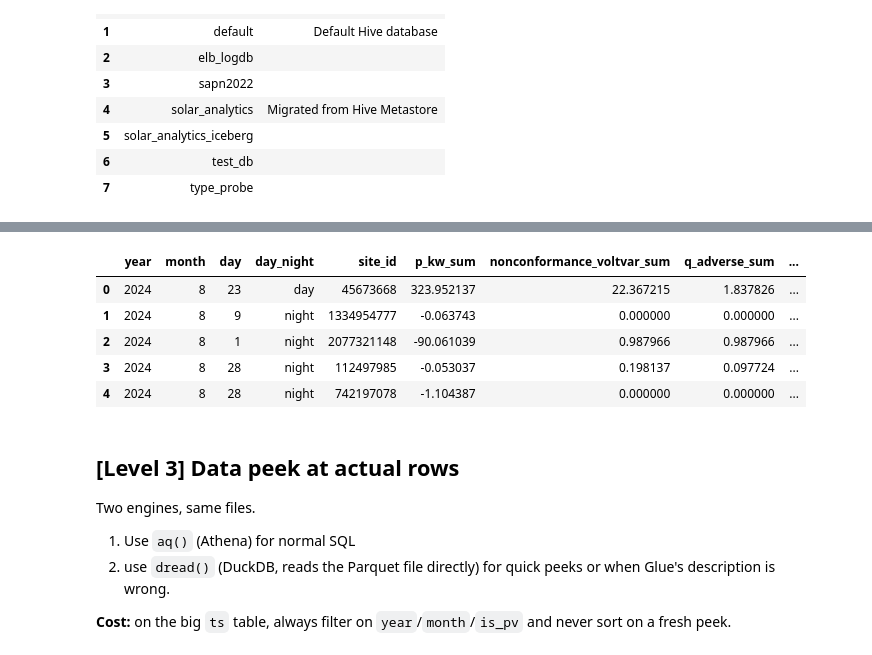
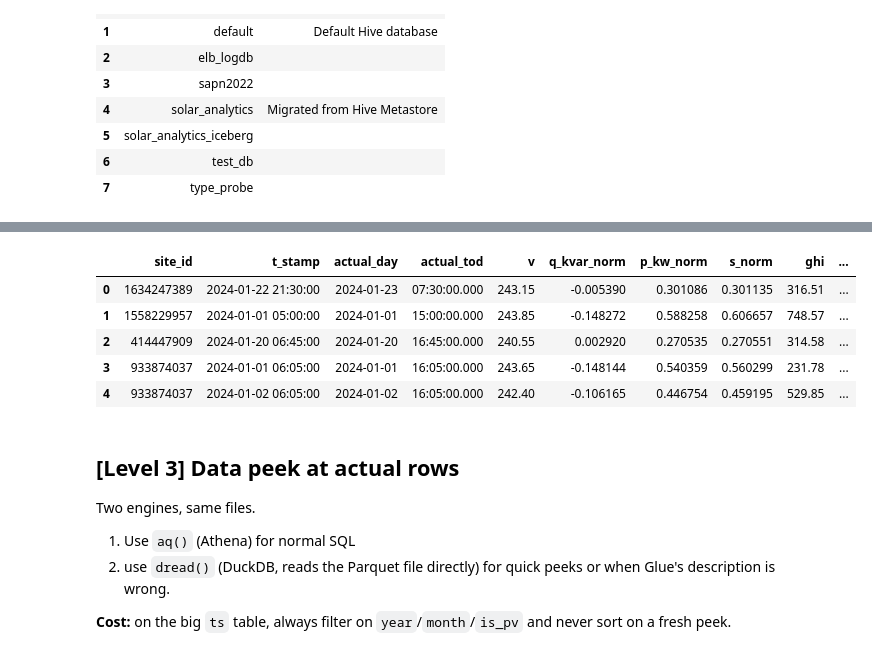
Before and after one commit to UNSW-CEEM/CICCADA, a Jupyter notebook: bms_sa_review/data_query/01_data_exploration.ipynb, the cells around one changed output, grey strips where cells are left out. Saved outputs shown, nothing was run; the diff lists cells and outputs as text; code cells hidden in the pictures.

```diff
--- a/bms_sa_review/data_query/01_data_exploration.ipynb
+++ b/bms_sa_review/data_query/01_data_exploration.ipynb
@@ -146,17 +145,17 @@ all_tabs[['Database', 'Table']]
 # %%
 # The columns + types of any table.
 # Works for Iceberg tables too (where the # Glue column list is often blank).
 # Kind of 'data dictionary' lookup.
-table = "conformance_voltvar"
+table = "structured_data_v2"
 database = "solar_analytics_iceberg"
 aq(f"SELECT * FROM {table} LIMIT 5", database=database)
 # %% [output]
-|  | year | month | day | day_night | site_id | p_kw_sum | nonconformance_voltvar_sum | q_adverse_sum | ... |
-| 0 | 2024 | 8 | 23 | day | 45673668 | 323.952137 | 22.367215 | 1.837826 | ... |
-| 1 | 2024 | 8 | 9 | night | 1334954777 | -0.063743 | 0.000000 | 0.000000 | ... |
-| 2 | 2024 | 8 | 1 | night | 2077321148 | -90.061039 | 0.987966 | 0.987966 | ... |
-| 3 | 2024 | 8 | 28 | night | 112497985 | -0.053037 | 0.198137 | 0.097724 | ... |
-| 4 | 2024 | 8 | 28 | night | 742197078 | -1.104387 | 0.000000 | 0.000000 | ... |
+|  | site_id | t_stamp | actual_day | actual_tod | v | q_kvar_norm | p_kw_norm | s_norm | ghi | ... |
+| 0 | 1634247389 | 2024-01-22 21:30:00 | 2024-01-23 | 07:30:00.000 | 243.15 | -0.005390 | 0.301086 | 0.301135 | 316.51 | ... |
+| 1 | 1558229957 | 2024-01-01 05:00:00 | 2024-01-01 | 15:00:00.000 | 243.85 | -0.148272 | 0.588258 | 0.606657 | 748.57 | ... |
+| 2 | 414447909 | 2024-01-20 06:45:00 | 2024-01-20 | 16:45:00.000 | 240.55 | 0.002920 | 0.270535 | 0.270551 | 314.58 | ... |
+| 3 | 933874037 | 2024-01-01 06:05:00 | 2024-01-01 | 16:05:00.000 | 243.65 | -0.148144 | 0.540359 | 0.560299 | 231.78 | ... |
+| 4 | 933874037 | 2024-01-02 06:05:00 | 2024-01-02 | 16:05:00.000 | 242.40 | -0.106165 | 0.446754 | 0.459195 | 529.85 | ... |
 # %% [markdown]
 ## [Level 3] Data peek at actual rows
 
```
Also changed, not shown: parts of 4 cells of this notebook, 5 other files.
